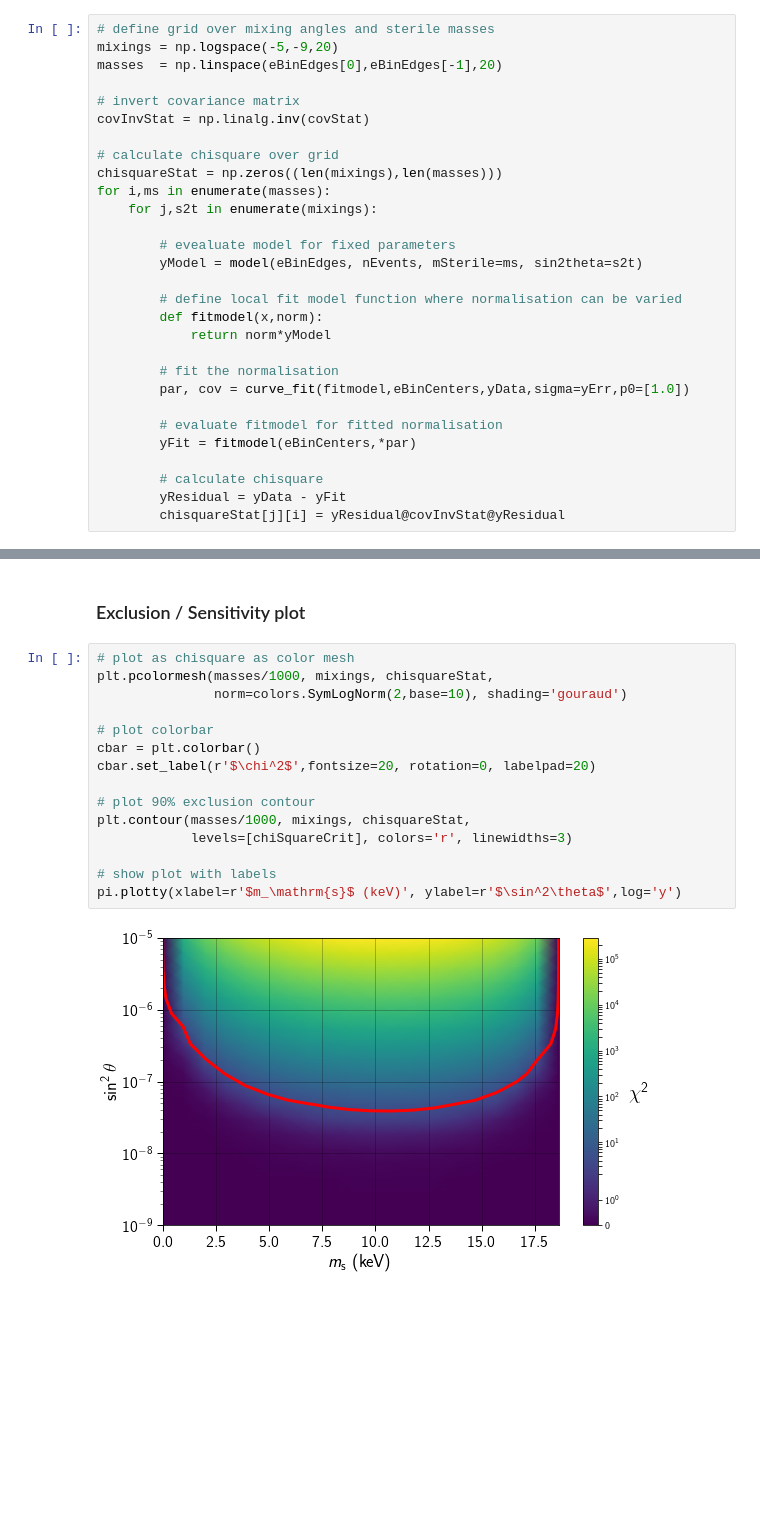
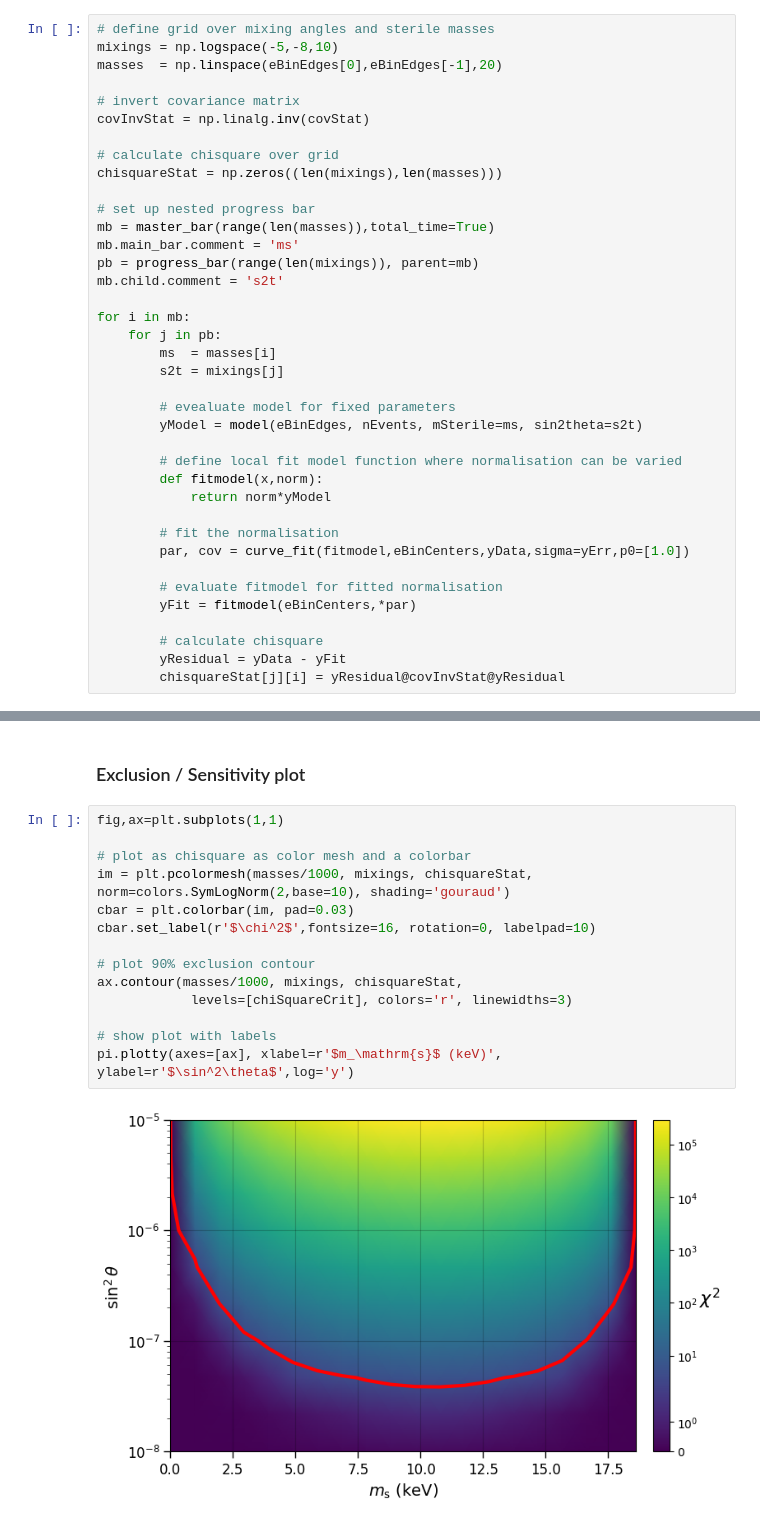
Before and after one commit to muffinfan/tristanexercise, a Jupyter notebook: 02_statistical_sensitivity.ipynb, the cells around one changed output, grey strips where cells are left out. Drawn from its saved outputs; the diff is of its cells as text; blank space fills up the shorter version.

```diff
--- a/02_statistical_sensitivity.ipynb
+++ b/02_statistical_sensitivity.ipynb
@@ -84,7 +85,7 @@ pi.plotty()
 ### Chisquare grid calculation
 # %%
 # define grid over mixing angles and sterile masses
-mixings = np.logspace(-5,-9,20)
+mixings = np.logspace(-5,-8,10)
 masses  = np.linspace(eBinEdges[0],eBinEdges[-1],20)
 
 # invert covariance matrix
@@ -92,8 +93,17 @@ covInvStat = np.linalg.inv(covStat)
 
 # calculate chisquare over grid
 chisquareStat = np.zeros((len(mixings),len(masses)))
-for i,ms in enumerate(masses):
-    for j,s2t in enumerate(mixings):
+
+# set up nested progress bar
+mb = master_bar(range(len(masses)),total_time=True)
+mb.main_bar.comment = 'ms'
+pb = progress_bar(range(len(mixings)), parent=mb)
+mb.child.comment = 's2t'
+
+for i in mb:
+    for j in pb:
+        ms  = masses[i]
+        s2t = mixings[j]
 
         # evealuate model for fixed parameters
         yModel = model(eBinEdges, nEvents, mSterile=ms, sin2theta=s2t)
@@ -122,19 +134,18 @@ Critical value for 90% confidence: 4.605170185988092
 # %% [markdown]
 ### Exclusion / Sensitivity plot
 # %%
-# plot as chisquare as color mesh
-plt.pcolormesh(masses/1000, mixings, chisquareStat,
-               norm=colors.SymLogNorm(2,base=10), shading='gouraud')
+fig,ax=plt.subplots(1,1)
 
-# plot colorbar
-cbar = plt.colorbar()
-cbar.set_label(r'$\chi^2$',fontsize=20, rotation=0, labelpad=20)
+# plot as chisquare as color mesh and a colorbar
+im = plt.pcolormesh(masses/1000, mixings, chisquareStat, norm=colors.SymLogNorm(2,base=10), shading='gouraud')
+cbar = plt.colorbar(im, pad=0.03)
+cbar.set_label(r'$\chi^2$',fontsize=16, rotation=0, labelpad=10)
 
 # plot 90% exclusion contour
-plt.contour(masses/1000, mixings, chisquareStat,
+ax.contour(masses/1000, mixings, chisquareStat,
             levels=[chiSquareCrit], colors='r', linewidths=3)
 
 # show plot with labels
-pi.plotty(xlabel=r'$m_\mathrm{s}$ (keV)', ylabel=r'$\sin^2\theta$',log='y')
+pi.plotty(axes=[ax], xlabel=r'$m_\mathrm{s}$ (keV)', ylabel=r'$\sin^2\theta$',log='y')
 # %% [output]
-[figure, old version]
+[figure, new version]
```
Also changed, not shown: parts of 4 cells of this notebook.
